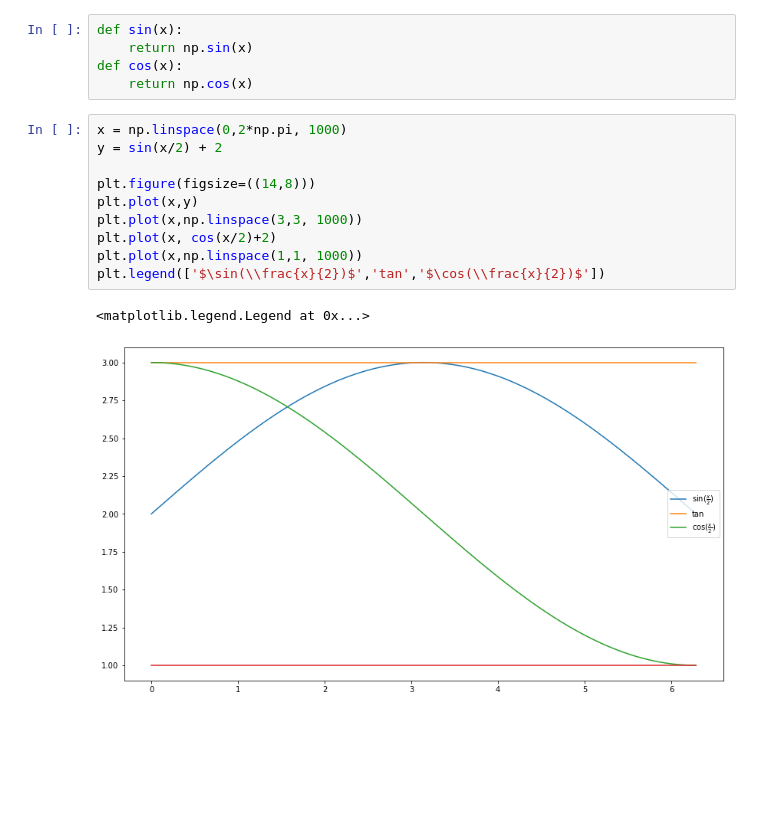
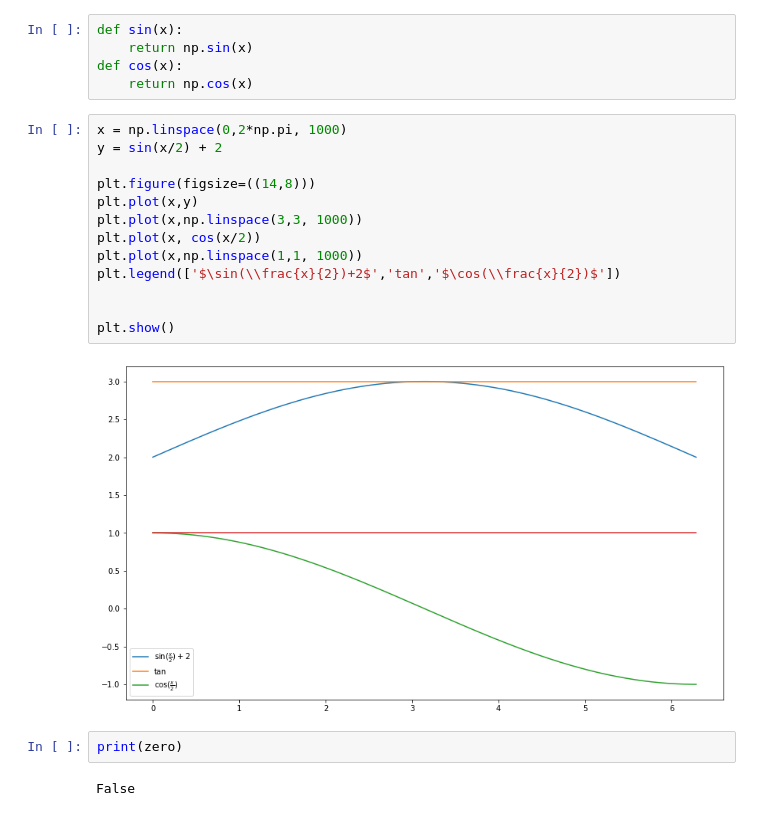
Before and after one commit to Forcystus91/ai_nov21, a Jupyter notebook: Chapter 1/10. Calculus/exercises.ipynb, the cells around one changed output. Drawn from its saved outputs; the diff is of its cells as text; blank space fills up the shorter version.

```diff
--- a/Chapter 1/10. Calculus/exercises.ipynb
+++ b/Chapter 1/10. Calculus/exercises.ipynb
@@ -71,13 +71,19 @@ def cos(x):
 # %%
 x = np.linspace(0,2*np.pi, 1000)
 y = sin(x/2) + 2
 
 plt.figure(figsize=((14,8)))
 plt.plot(x,y)
 plt.plot(x,np.linspace(3,3, 1000))
-plt.plot(x, cos(x/2)+2)
+plt.plot(x, cos(x/2))
 plt.plot(x,np.linspace(1,1, 1000))
-plt.legend(['$\sin(\\frac{x}{2})$','tan','$\cos(\\frac{x}{2})$'])
+plt.legend(['$\sin(\\frac{x}{2})+2$','tan','$\cos(\\frac{x}{2})$'])
+
+
+plt.show()
 # %% [output]
-<matplotlib.legend.Legend at 0x...>
-[figure, old version]
+[figure, new version]
+# %%
+print(zero)
+# %% [output]
+False
```
